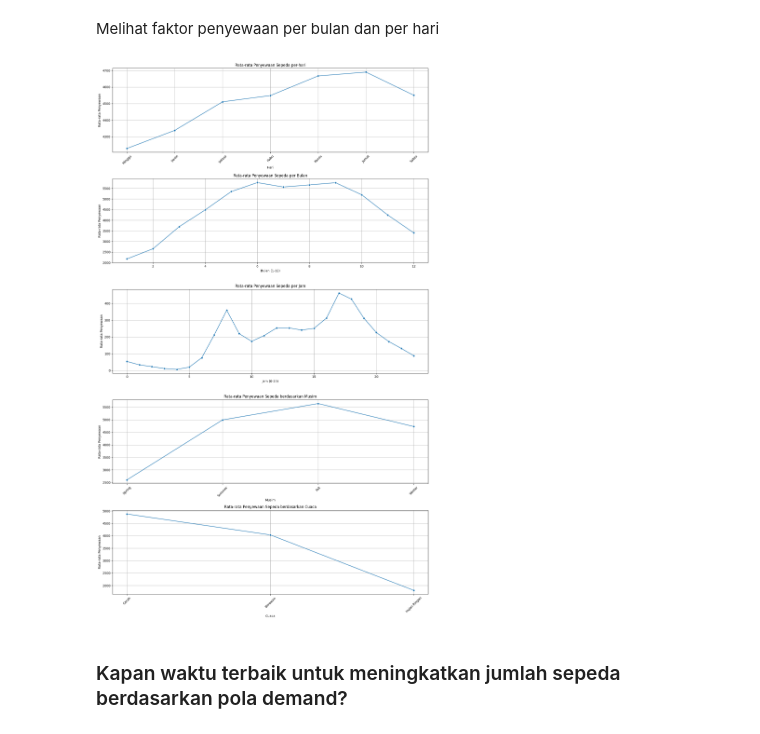
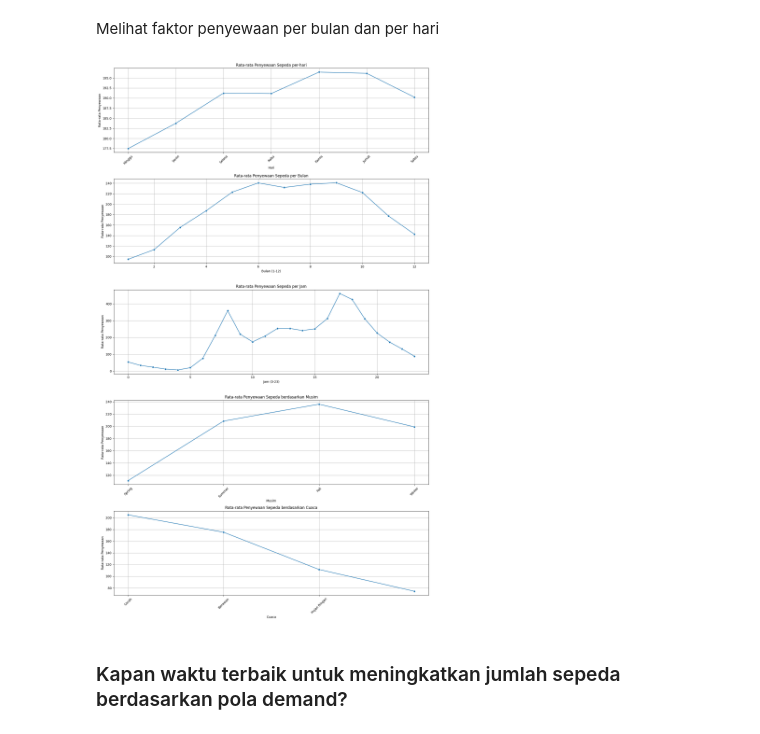
Before and after one commit to winaryolr/Proyek-Analisis-Data-Dicoding, a Jupyter notebook: notebook.ipynb, the cells around one changed output. Drawn from its saved outputs; the diff is of its cells as text; code cells hidden in the pictures.

```diff
--- a/notebook.ipynb
+++ b/notebook.ipynb
@@ -390,11 +390,11 @@ Melihat faktor penyewaan per bulan dan per hari
 # %%
 plt.figure(figsize=(15, 25))
 
-weekday_avg = dayData_df.groupby("weekday")["cnt"].mean()
-month_avg = dayData_df.groupby("mnth")["cnt"].mean()
+weekday_avg = hourData_df.groupby("weekday")["cnt"].mean()
+month_avg = hourData_df.groupby("mnth")["cnt"].mean()
 hour_avg = hourData_df.groupby("hr")["cnt"].mean()
-season_avg = dayData_df.groupby("season")["cnt"].mean()
-weather_avg = dayData_df.groupby("weathersit")["cnt"].mean()
+season_avg = hourData_df.groupby("season")["cnt"].mean()
+weather_avg = hourData_df.groupby("weathersit")["cnt"].mean()
 
 plt.subplot(5, 1, 1)
 sns.lineplot(x=weekday_avg.index, y=weekday_avg.values, marker='o')
@@ -413,34 +413,34 @@ plt.ylabel("Rata-rata Penyewaan")
 plt.grid(True)
 
 plt.subplot(5, 1, 3)
 sns.lineplot(x=hour_avg.index, y=hour_avg.values, marker='o')
 plt.title("Rata-rata Penyewaan Sepeda per Jam")
 plt.xlabel("Jam (0-23)")
 plt.ylabel("Rata-rata Penyewaan")
 plt.grid(True)
 
 plt.subplot(5, 1, 4)
 sns.lineplot(x=season_avg.index, y=season_avg.values, marker='o')
 plt.title("Rata-rata Penyewaan Sepeda berdasarkan Musim")
 plt.xlabel("Musim")
 plt.ylabel("Rata-rata Penyewaan")
 plt.xticks([1, 2, 3, 4], ['Spring', 'Summer', 'Fall', 'Winter'])
 plt.xticks(rotation=45)
 plt.grid(True)
 
 plt.subplot(5, 1, 5)
 sns.lineplot(x=weather_avg.index, y=weather_avg.values, marker='o')
 plt.title("Rata-rata Penyewaan Sepeda berdasarkan Cuaca")
 plt.xlabel("Cuaca")
 plt.ylabel("Rata-rata Penyewaan")
 plt.xticks([1, 2, 3], ['Cerah', 'Berawan', 'Hujan Ringan'])
 plt.xticks(rotation=45)
 plt.grid(True)
 
 plt.tight_layout()
 plt.show()
 # %% [output]
-[figure, old version]
+[figure, new version]
 # %% [markdown]
 ### Kapan waktu terbaik untuk meningkatkan jumlah sepeda berdasarkan pola demand?
 # %%
```
Also changed, not shown: parts of 2 cells of this notebook.
